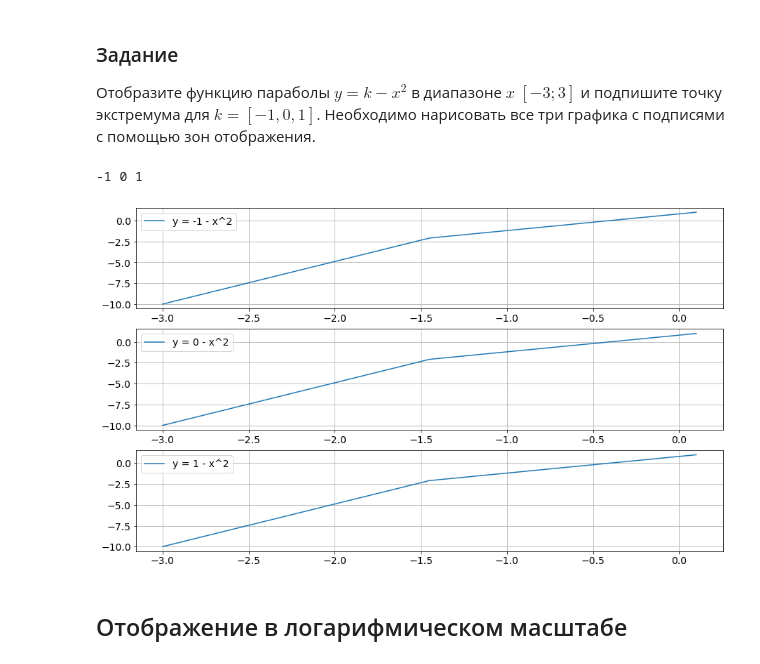
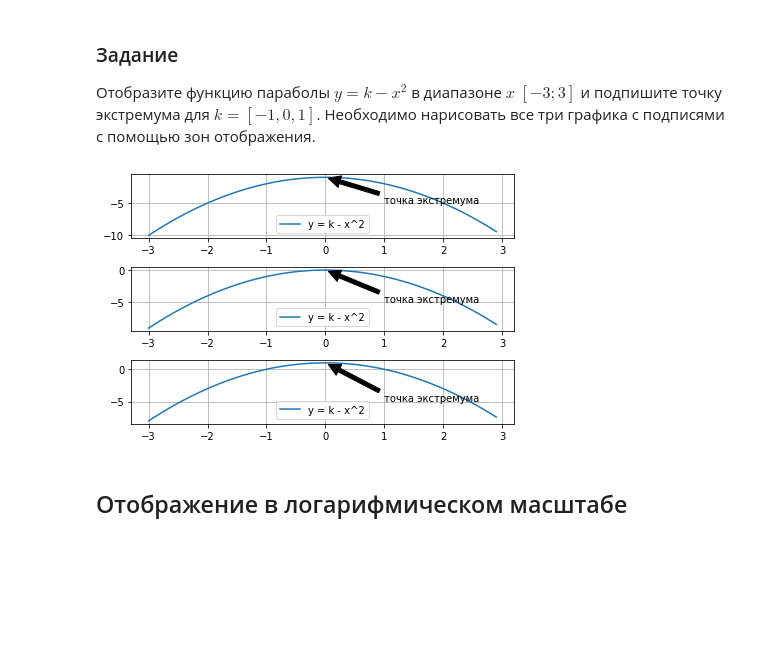
Before and after one commit to huhaoran0/5496-huhaoran, a Jupyter notebook: 02_Matplotlib.ipynb, the cells around one changed output. Saved outputs shown, nothing was run; the diff lists cells and outputs as text; code cells hidden in the pictures; blank space fills up the shorter version.

```diff
--- a/02_Matplotlib.ipynb
+++ b/02_Matplotlib.ipynb
@@ -367,30 +363,24 @@ plt.show()
 # %%
 import matplotlib as mpl
 from matplotlib import pyplot as plt
 import numpy as np
 
-def f(t):
-    return k - x**2
-
-x = np.linspace(-3, 0.1, 3)
+x = np.arange(-3, 3, 0.1)
 k = [-1, 0, 1]
-print(k[0], k[1], k[2])
 fig, ax = plt.subplots(nrows = 3, ncols = 1, squeeze=False)
 
-ax[0,0].plot(x, f(k[0]), label = 'y = -1 - x^2')
-ax[0,0].grid(True)
-ax[0,0].legend()
-ax[1,0].plot(x, f(k[1]), label = 'y = 0 - x^2')
-ax[1,0].grid(True)
-ax[1,0].legend()
-ax[2,0].plot(x, f(k[2]), label = 'y = 1 - x^2')
-ax[2,0].grid(True)
-ax[2,0].legend()
+def f(k):
+  return k - x**2
 
+for row in range(3):
+  ax[row, 0].plot(x, f(k[row]), label = 'y = k - x^2')
+  ax[row, 0].annotate('точка экстремума', xy=(0, k[row]), xytext=(1, -5), arrowprops=dict(facecolor='black', shrink=0.05))
+  ax[row, 0].grid(True)
+  ax[row, 0].legend()
+plt.tight_layout()
 plt.show()
 # %% [output]
--1 0 1
-[figure, old version]
+[figure, new version]
 # %% [markdown]
 ## Отображение в логарифмическом масштабе
 # %% [markdown]
```
Also changed, not shown: parts of 12 cells of this notebook.
